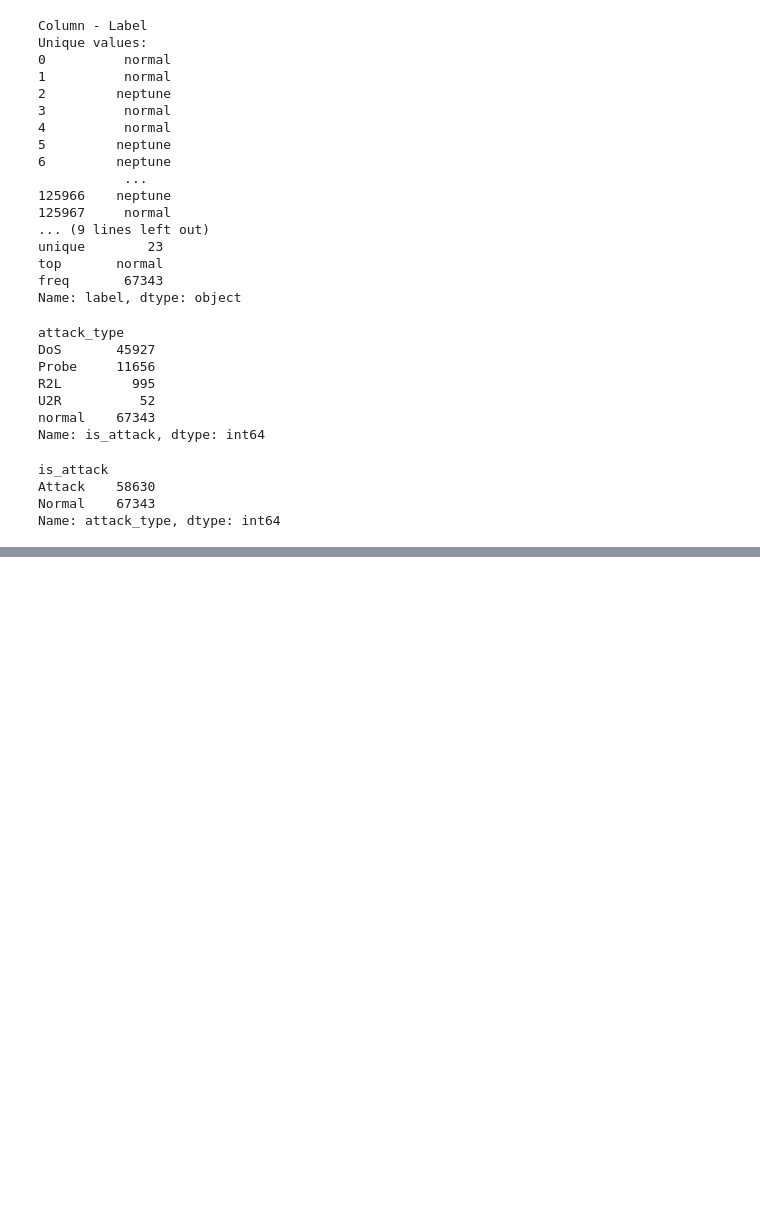
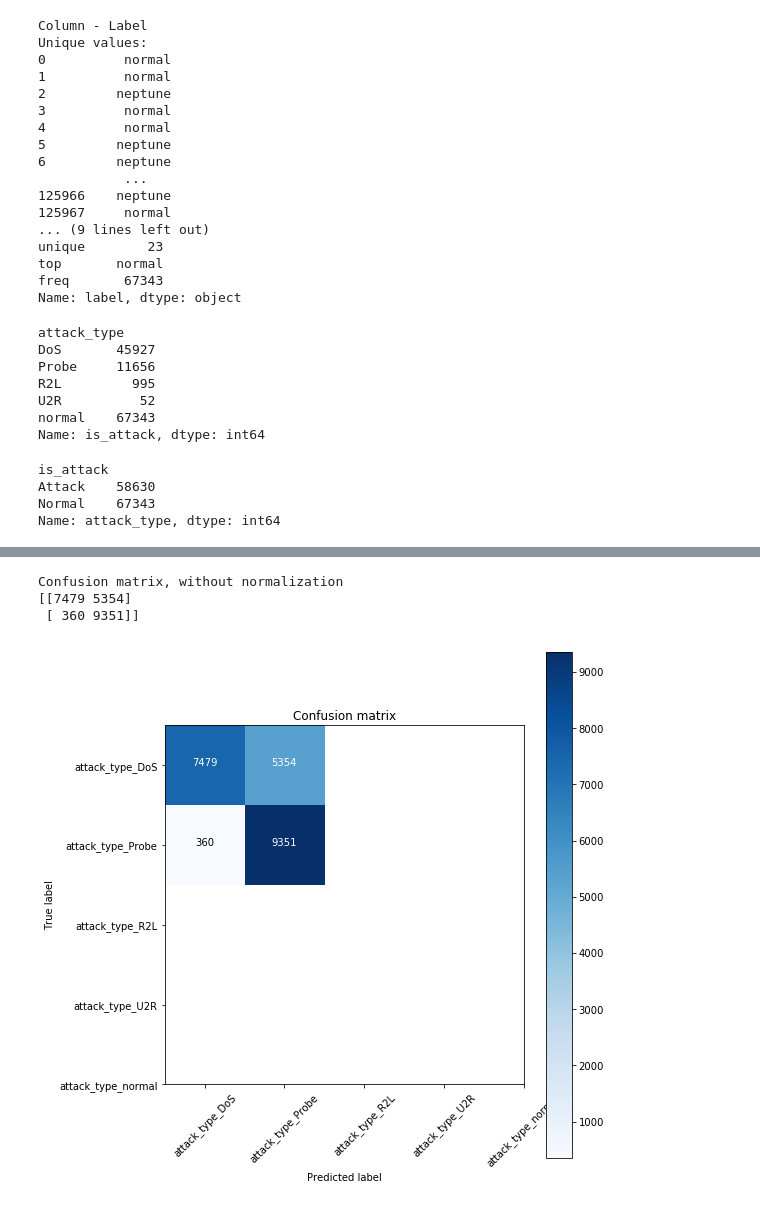
Before and after one commit to rkmalaiya/network_anomaly_detection_deep_learning, a Jupyter notebook: eda.ipynb, the cells around one changed output, grey strips where cells are left out. Cells and saved outputs as stored; diff of their text form; code cells hidden in the pictures; blank space fills up the shorter version.

```diff
--- a/eda.ipynb
+++ b/eda.ipynb
@@ -22,3 +29,5 @@ kdd_train = pd.read_csv("dataset/KDDTrain+.txt",names = col_names,)
 category_variables = ["protocol_type","service","flag"]
 for cv in category_variables:
     kdd_train[cv] = kdd_train[cv].astype("category")
+    kdd_test[cv] = kdd_test[cv].astype("category", categories = kdd_train[cv].cat.categories)
+    print(kdd_train[cv].cat.categories)
@@ -416,0 +527,9 @@ Accuracy on Test data: 0.9031210541725159
+# %%
+cm_5labels = confusion_matrix(y_pred = pred_value, y_true = actual_value)
+plt.figure(figsize=[8,8])
+plot_confusion_matrix(cm_5labels, output_columns_5labels, normalize = False)
+# %% [output]
+Confusion matrix, without normalization
+[[7479 5354]
+ [ 360 9351]]
+[figure, added]
```
Also changed, not shown: parts of 19 cells of this notebook.
